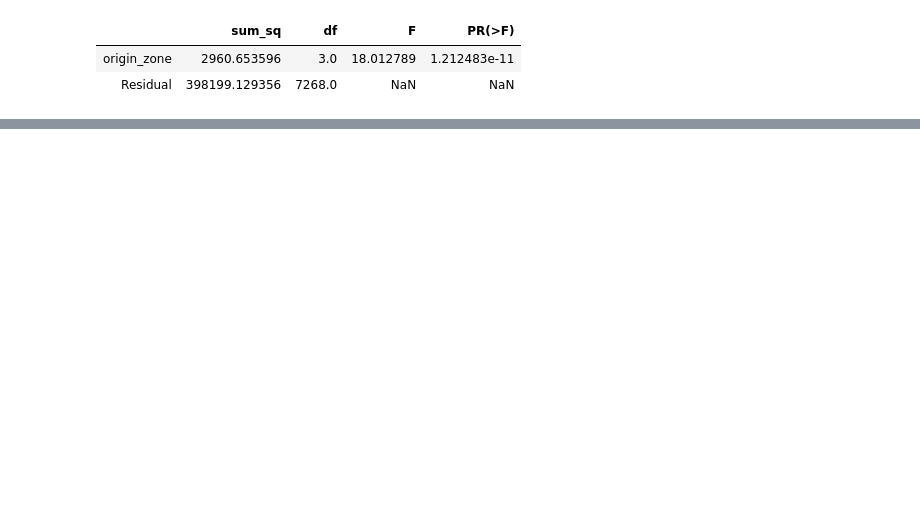
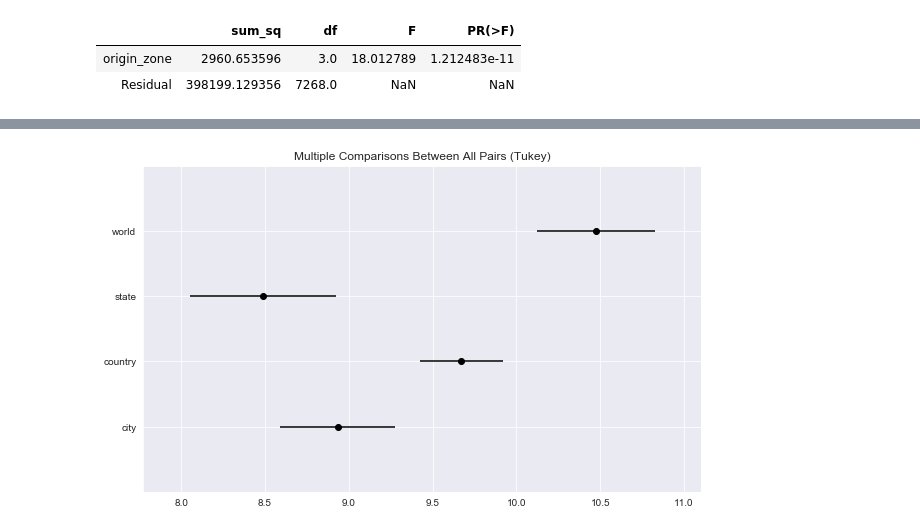
Before and after one commit to rcharan/beer-pubs, a Jupyter notebook: statistical_tests.ipynb, the cells around one changed output, grey strips where cells are left out. Saved outputs shown, nothing was run; the diff lists cells and outputs as text; code cells hidden in the pictures; blank space fills up the shorter version.

```diff
--- a/statistical_tests.ipynb
+++ b/statistical_tests.ipynb
@@ -306,0 +295,2 @@ sns.barplot(x = 'origin_zone', y = 'price', data = df)
+# %%
+test3_data = df[['price', 'origin_zone']].dropna()
@@ -338,0 +328,3 @@ Warnings:
+# %%
+tukey = pairwise_tukeyhsd(test3_data.price, test3_data.origin_zone)
+tukey.summary()
@@ -338,0 +340,7 @@ Warnings:
+# %%
+%%capture
+fig = tukey.plot_simultaneous()
+# %%
+fig
+# %% [output]
+[figure, added]
```
Also changed, not shown: parts of 18 cells of this notebook.
